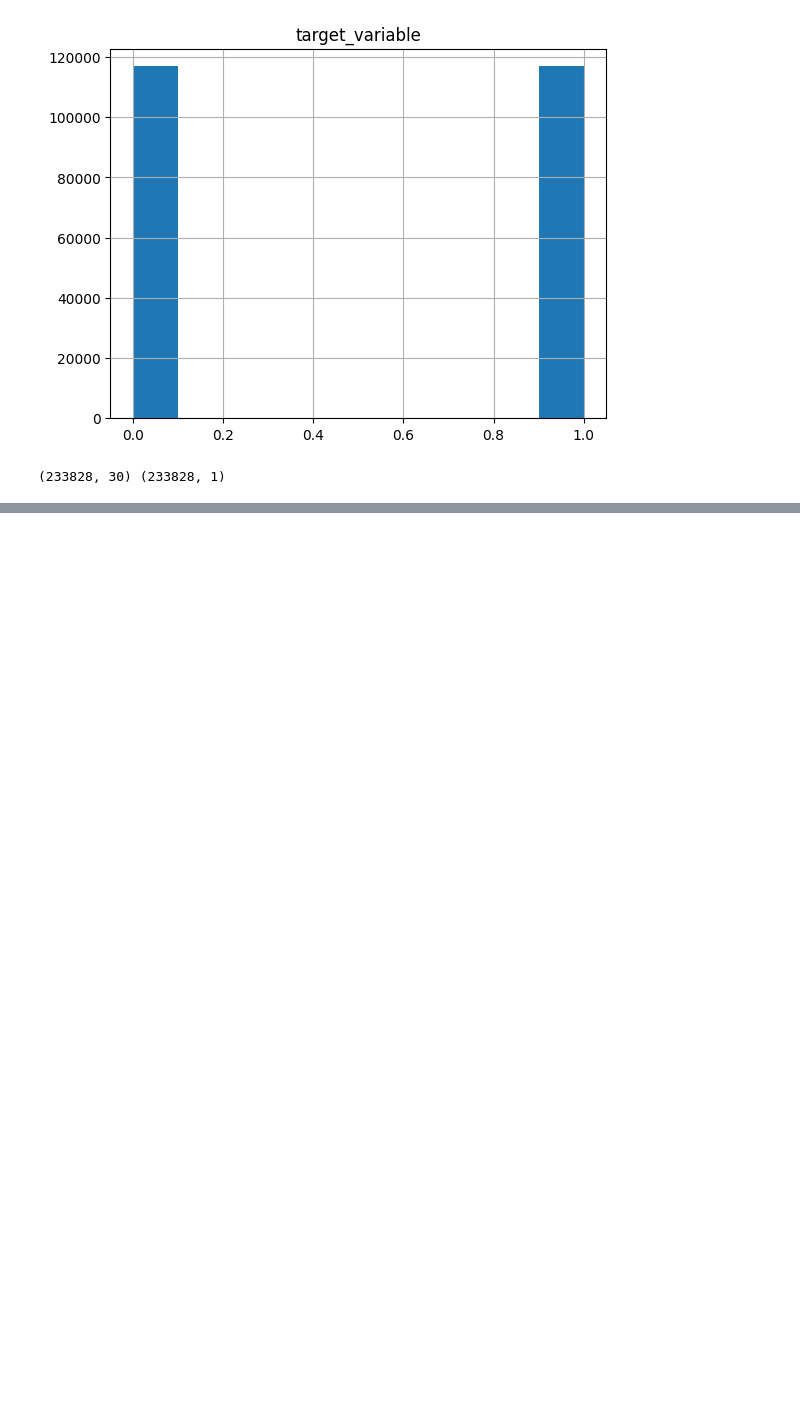
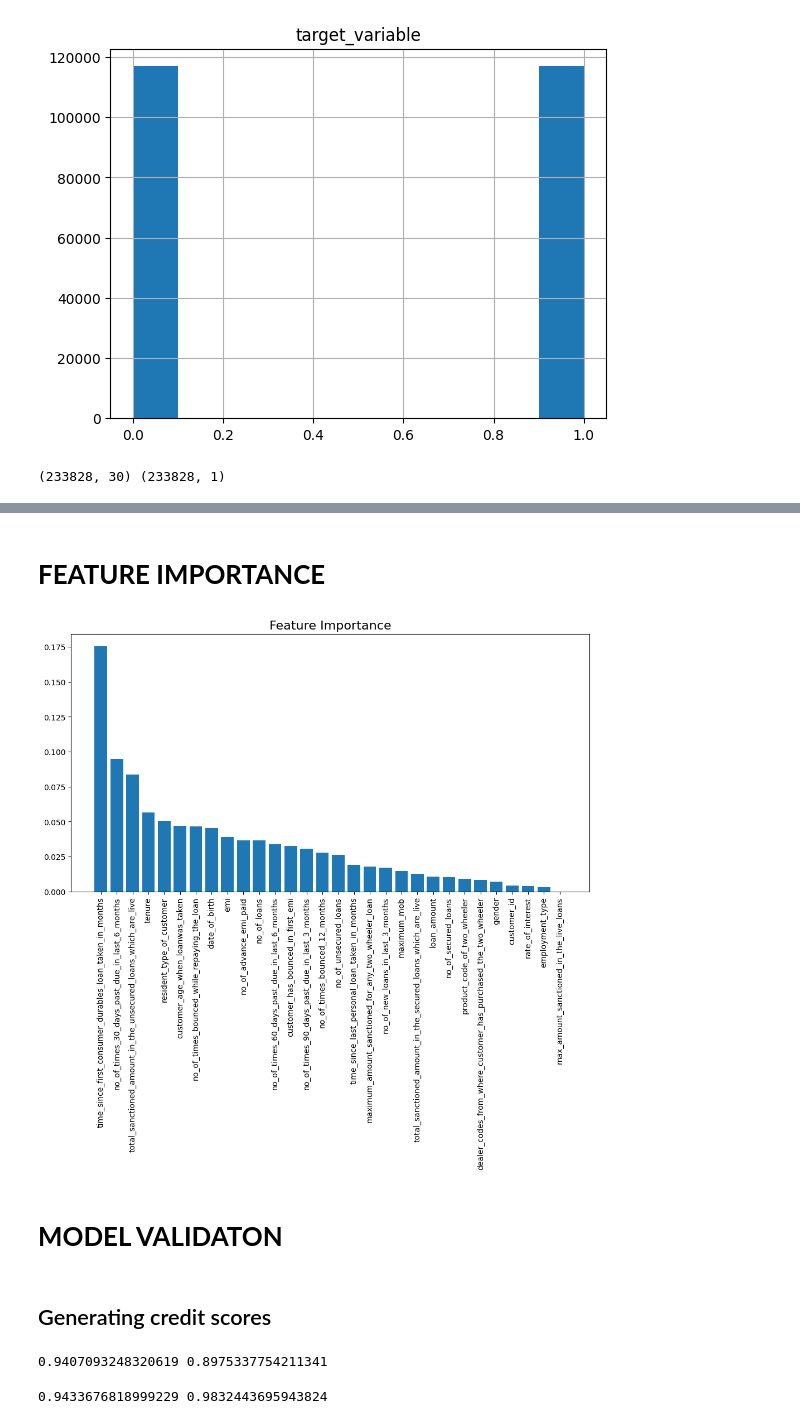
Before and after one commit to Karlajack/Machine_Learning_24e, a Jupyter notebook: Wk3-Credit_Risk_Classification_Project.ipynb, the cells around one changed output, grey strips where cells are left out. Cells and saved outputs as stored; diff of their text form; code cells hidden in the pictures; blank space fills up the shorter version.

```diff
--- a/Wk3-Credit_Risk_Classification_Project.ipynb
+++ b/Wk3-Credit_Risk_Classification_Project.ipynb
@@ -459,0 +467,39 @@ print (classification_report(y_test2, y_pred2, labels=[1,0]))
+# %% [markdown]
+# **FEATURE IMPORTANCE**
+# %%
+from sklearn.preprocessing import  RobustScaler, FunctionTransformer
+# Build random forest classifier
+clf = RandomForestClassifier(n_estimators=100,
+                                max_features=10,
+                                criterion="gini",
+                                class_weight="balanced")
+
+from sklearn.preprocessing import RobustScaler
+# fit to plot feature importances
+clf.fit(RobustScaler().fit_transform(x_train), y_train)
+
+# Plot features importance
+importances = clf.feature_importances_
+indices = np.argsort(clf.feature_importances_)[::-1]
+plt.figure(figsize=(12, 6))
+plt.bar(range(1, 31), importances[indices], align="center")
+plt.xticks(range(1, 31), data.columns[data.columns != "target_variable"][indices], rotation=90)
+plt.title("Feature Importance", {"fontsize": 16});
+# %% [output]
+[figure, added]
+# %% [markdown]
+# **MODEL VALIDATON**
+# %% [markdown]
+## Generating credit scores
+# %%
+y_hat=model.predict(x_test2)
+y_hat_2=(model.predict_proba(x_test2)[:,1]>0.2).astype(int)
+## It is worth noting that one can vary the threshold for default given the lending facility's risk appetite.
+print(f1_score(y_test2,y_hat),f1_score(y_test2,y_hat_2))
+# %% [output]
+0.9407093248320619 0.8975337754211341
+# %%
+from sklearn.metrics import recall_score, precision_score
+print(recall_score(y_test2,y_hat),recall_score(y_test2,y_hat_2))
+# %% [output]
+0.9433676818999229 0.9832443695943824
```
Also changed, not shown: parts of 9 cells of this notebook.
